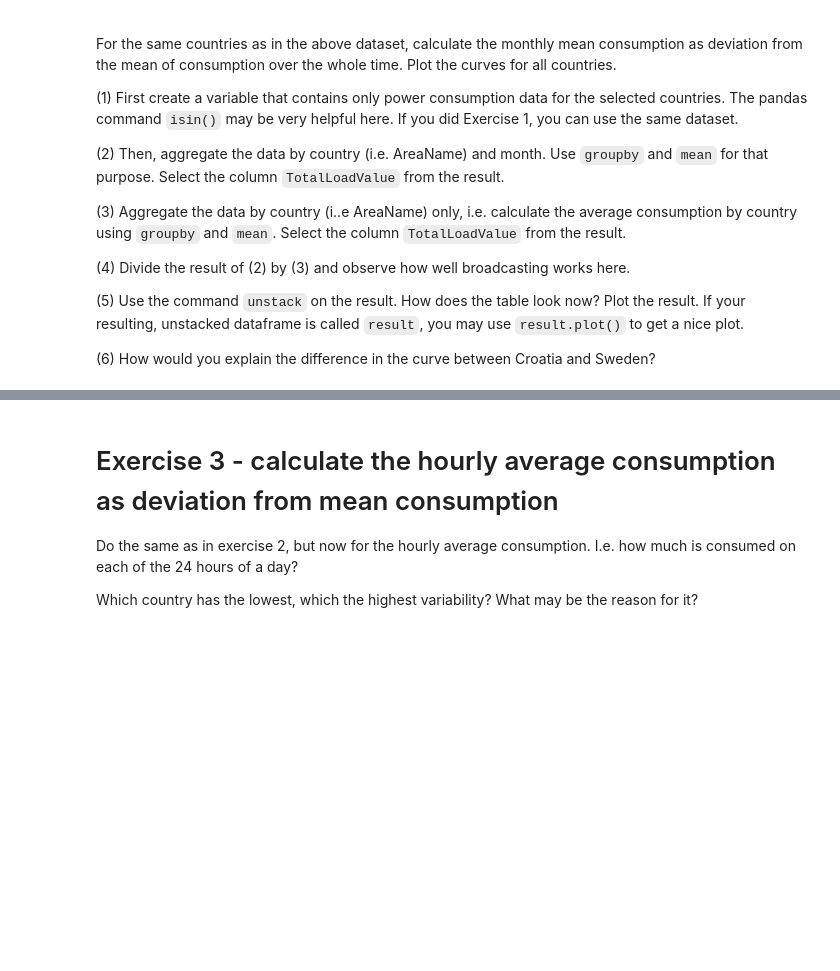
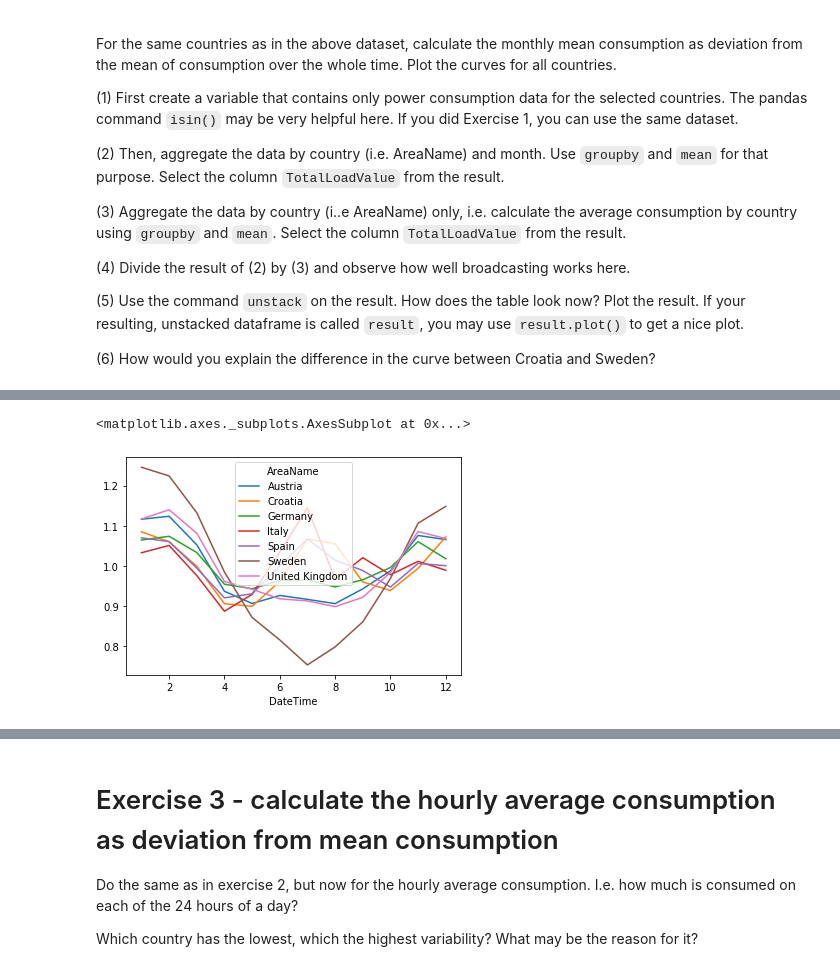
Before and after one commit to barbarakalous/homework-scientific-computing, a Jupyter notebook: homework06-pandas/homework06-barbarakalous.ipynb, the cells around one changed output, grey strips where cells are left out. Drawn from its saved outputs; the diff is of its cells as text; code cells hidden in the pictures; blank space fills up the shorter version.

```diff
--- a/homework06-pandas/homework06-barbarakalous.ipynb
+++ b/homework06-pandas/homework06-barbarakalous.ipynb
@@ -132,0 +178,4 @@ For the same countries as in the above dataset, calculate the monthly mean consu
+# %%
+#2
+power_demand_month = power_demand_country.groupby([power_demand_country.index.month, 'AreaName']).mean()
+power_demand_month
@@ -132,0 +197,3 @@ For the same countries as in the above dataset, calculate the monthly mean consu
+# %%
+TotalLoadValue1 = power_demand_month['TotalLoadValue']
+TotalLoadValue1
@@ -132,0 +214,6 @@ For the same countries as in the above dataset, calculate the monthly mean consu
+# %%
+#3
+average_consumption = power_demand_country.groupby('AreaName').mean()
+
+TotalLoadValue2 = average_consumption['TotalLoadValue']
+TotalLoadValue2
@@ -132,0 +230,11 @@ For the same countries as in the above dataset, calculate the monthly mean consu
+# %%
+#4
+monthly_average_consumption = TotalLoadValue1 / TotalLoadValue2
+# %%
+#5
+result = monthly_average_consumption.unstack(level=-1)
+
+result.plot()
+# %% [output]
+<matplotlib.axes._subplots.AxesSubplot at 0x...>
+[figure, added]
```
Also changed, not shown: parts of 28 cells of this notebook.
